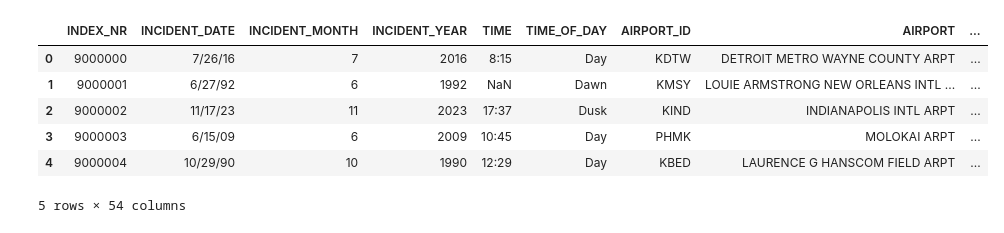
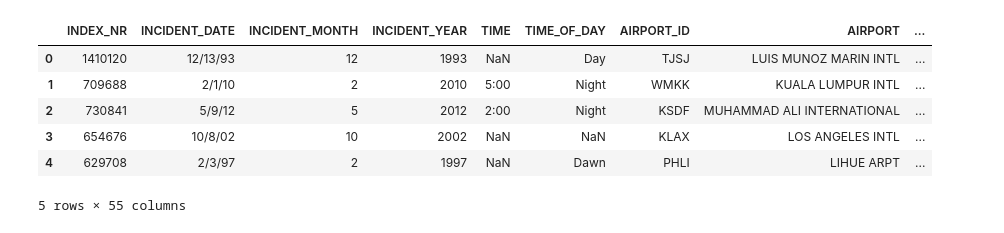
Before and after one commit to TonyHuynhTT/CS363M_ML_Project, a Jupyter notebook: wildlife_strike.ipynb, the cells around one changed output. Cells and saved outputs as stored; diff of their text form; code cells hidden in the pictures.

```diff
--- a/wildlife_strike.ipynb
+++ b/wildlife_strike.ipynb
@@ -4,11 +6,12 @@ import pandas as pd
 # %%
-data = pd.read_csv('test.csv')
-data.head()
+# Loading in the train.csv
+df = pd.read_csv('train.csv', na_values=["?"], low_memory=False)
+df.head()
 # %% [output]
 |  | INDEX_NR | INCIDENT_DATE | INCIDENT_MONTH | INCIDENT_YEAR | TIME | TIME_OF_DAY | AIRPORT_ID | AIRPORT | ... |
-| 0 | 9000000 | 7/26/16 | 7 | 2016 | 8:15 | Day | KDTW | DETROIT METRO WAYNE COUNTY ARPT | ... |
-| 1 | 9000001 | 6/27/92 | 6 | 1992 | NaN | Dawn | KMSY | LOUIE ARMSTRONG NEW ORLEANS INTL ... | ... |
-| 2 | 9000002 | 11/17/23 | 11 | 2023 | 17:37 | Dusk | KIND | INDIANAPOLIS INTL ARPT | ... |
-| 3 | 9000003 | 6/15/09 | 6 | 2009 | 10:45 | Day | PHMK | MOLOKAI ARPT | ... |
-| 4 | 9000004 | 10/29/90 | 10 | 1990 | 12:29 | Day | KBED | LAURENCE G HANSCOM FIELD ARPT | ... |
+| 0 | 1410120 | 12/13/93 | 12 | 1993 | NaN | Day | TJSJ | LUIS MUNOZ MARIN INTL | ... |
+| 1 | 709688 | 2/1/10 | 2 | 2010 | 5:00 | Night | WMKK | KUALA LUMPUR INTL | ... |
+| 2 | 730841 | 5/9/12 | 5 | 2012 | 2:00 | Night | KSDF | MUHAMMAD ALI INTERNATIONAL | ... |
+| 3 | 654676 | 10/8/02 | 10 | 2002 | NaN | NaN | KLAX | LOS ANGELES INTL | ... |
+| 4 | 629708 | 2/3/97 | 2 | 1997 | NaN | Dawn | PHLI | LIHUE ARPT | ... |
-5 rows × 54 columns
+5 rows × 55 columns
```
Also changed, not shown: parts of 21 cells of this notebook.
